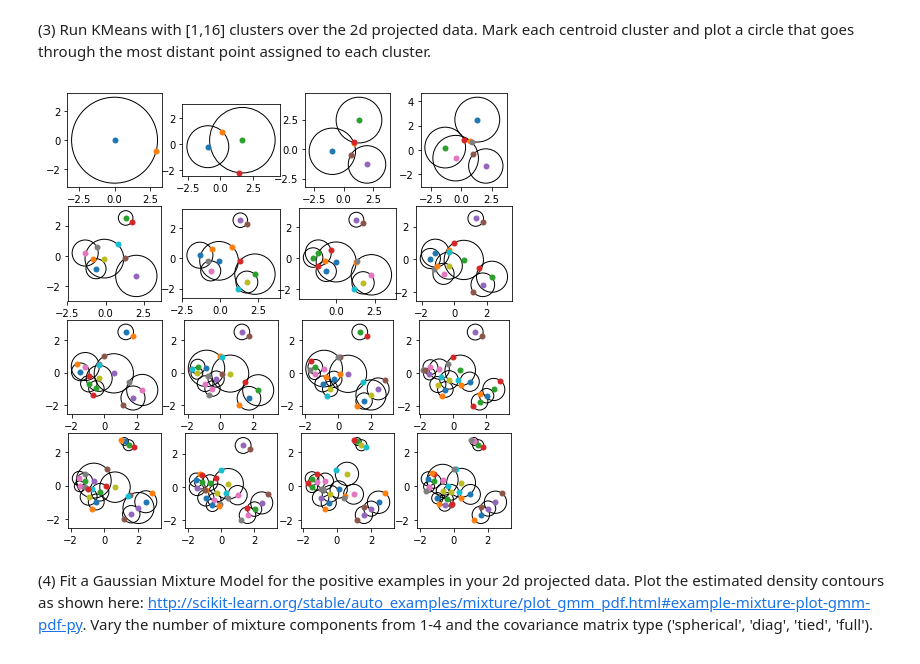
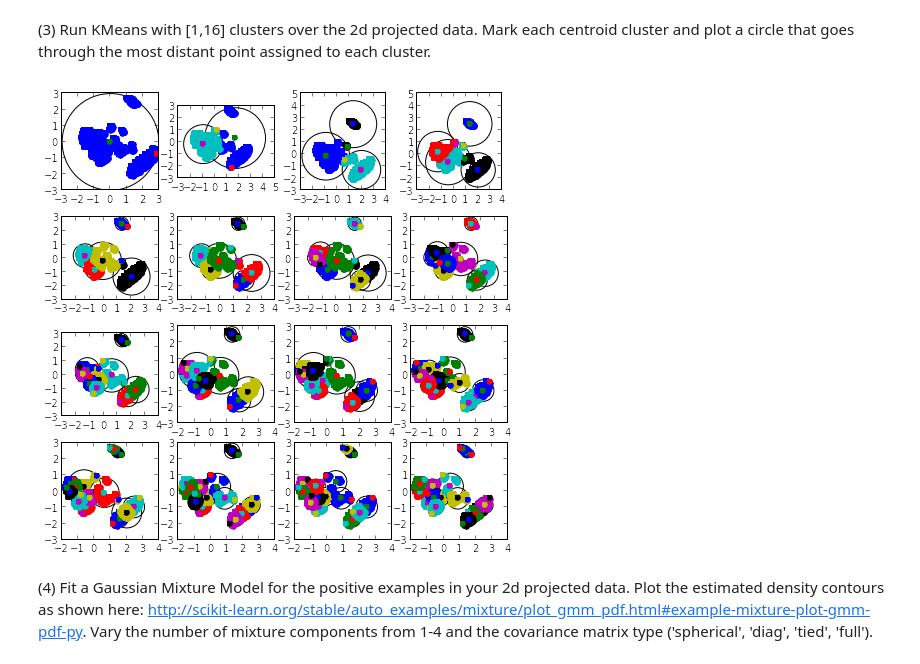
Before and after one commit to takoloco/w207, a Jupyter notebook: p3/tako_hisada_p3.ipynb, the cells around one changed output. Drawn from its saved outputs; the diff is of its cells as text; code cells hidden in the pictures.

```diff
--- a/p3/tako_hisada_p3.ipynb
+++ b/p3/tako_hisada_p3.ipynb
@@ -136,37 +137,41 @@ def P3():
         kmeans = KMeans(n_clusters=i)
         dists = pd.DataFrame(kmeans.fit_transform(df))
 
         centroids = kmeans.cluster_centers_
         labels = kmeans.labels_
 
         ax1 = fig1.add_subplot(4, 4, count_figures, aspect='equal')
 
         for label in set(labels):
             centroid = centroids[label]
             indice_current_label = labels == label
             points = np.array(df[indice_current_label])
             current_dists = list(dists[indice_current_label][label])
 
-            max_point = points[current_dists.index(max(current_dists))]
+            # Get the most distant point from the centroid
+            farthest_point = points[current_dists.index(max(current_dists))]
 
+            ax1.plot(
+                points.T[0], points.T[1], label='{} cluster'.format(i), linestyle='none', marker='o', mec='none',
+            )
             circle = plt.Circle(
                 (centroid[0], centroid[1]), max(current_dists), linestyle='solid', linewidth=1, fill=False)
             ax1.add_patch(circle)
             ax1.plot(
                 centroid[0], centroid[1], label='{} cluster'.format(i), linestyle='none', marker='o', mec='none',
             )
             ax1.plot(
-                max_point[0], max_point[1], label='{} cluster'.format(i), linestyle='none', marker='o', mec='none',
+                farthest_point[0], farthest_point[1], label='{} cluster'.format(i), linestyle='none', marker='o',
+                mec='none',
             )
 
+        # Increment the counter for figures
         count_figures = count_figures + 1
-
-    fig1.show()
 
 ### STUDENT END ###
 
 P3()
 # %% [output]
-[figure, old version]
+[figure, new version]
 # %% [markdown]
 (4) Fit a Gaussian Mixture Model for the positive examples in your 2d projected data. Plot the estimated density contours as shown here: http://scikit-learn.org/stable/auto_examples/mixture/plot_gmm_pdf.html#example-mixture-plot-gmm-pdf-py. Vary the number of mixture components from 1-4 and the covariance matrix type ('spherical', 'diag', 'tied', 'full').
```
Also changed, not shown: parts of 5 cells of this notebook.
